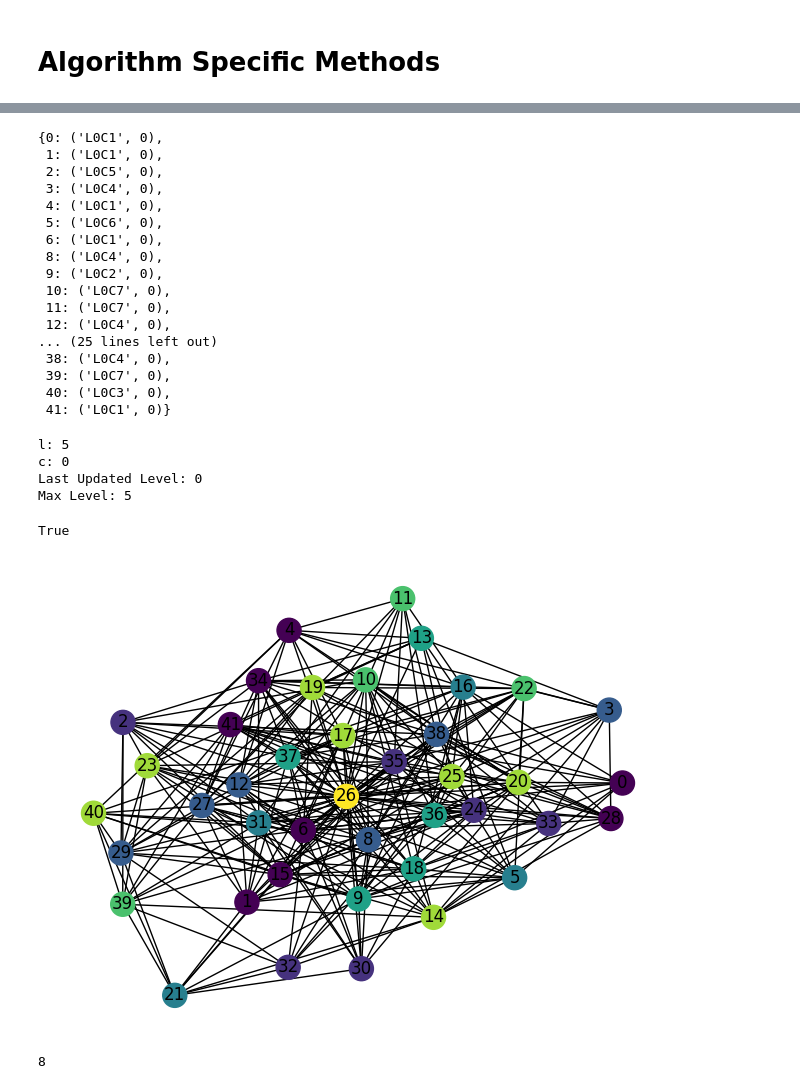
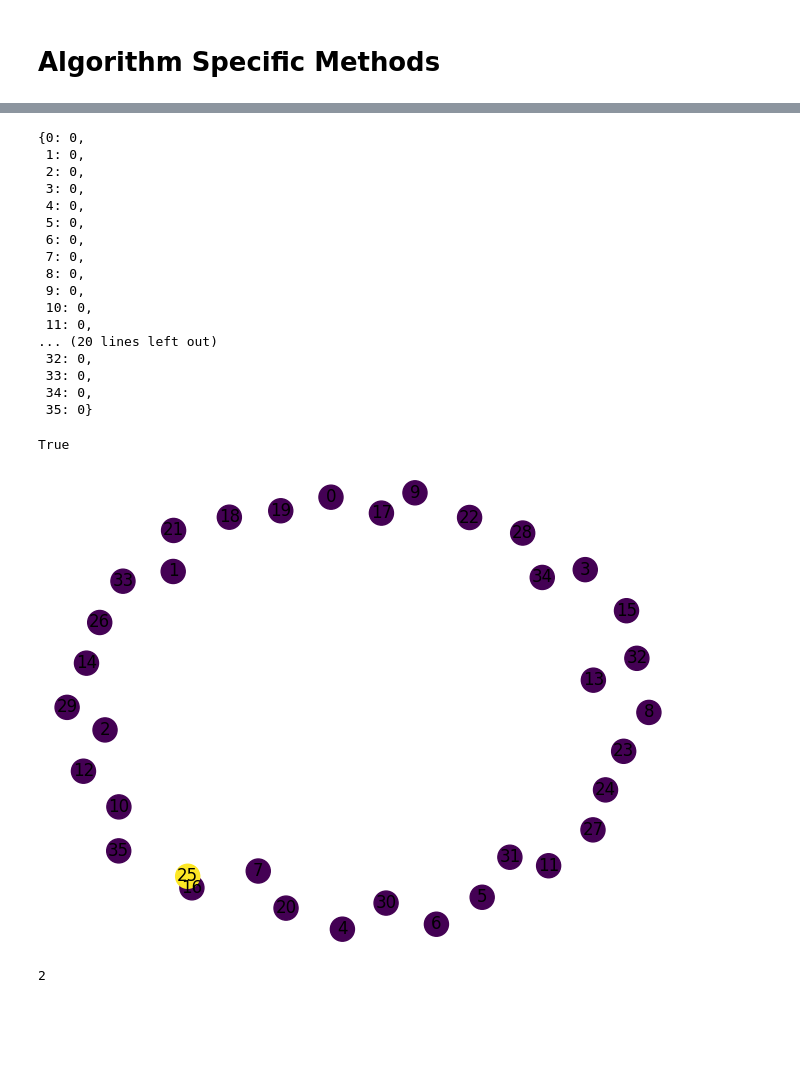
Before and after one commit to mtheunistue/DynamicGraphColoring, a Jupyter notebook: Algorithm Sandbox.ipynb, the cells around one changed output, grey strips where cells are left out. Saved outputs shown, nothing was run; the diff lists cells and outputs as text; code cells hidden in the pictures; blank space fills up the shorter version.

```diff
--- a/Algorithm Sandbox.ipynb
+++ b/Algorithm Sandbox.ipynb
@@ -121,0 +122,5 @@ sda = StaticDynamic.StaticDynamicAlgo(G)
+# %%
+Gp = nx.Graph()
+Gp.add_nodes_from(G.nodes())
+dco = DcOrient.DcOrientAlgo(Gp)
+iterator = misc.UpdateIterator(dco, updates)
@@ -131,28 +160,21 @@ misc.numberOfRecolors(c1, c2)
 # %%
-sda.getColoring()
+dco.getColoring()
 # %% [output]
-{0: ('L0C1', 0),
- 1: ('L0C1', 0),
- 2: ('L0C5', 0),
- 3: ('L0C4', 0),
- 4: ('L0C1', 0),
- 5: ('L0C6', 0),
- 6: ('L0C1', 0),
- 8: ('L0C4', 0),
- 9: ('L0C2', 0),
- 10: ('L0C7', 0),
- 11: ('L0C7', 0),
- 12: ('L0C4', 0),
-... (25 lines left out)
- 38: ('L0C4', 0),
- 39: ('L0C7', 0),
- 40: ('L0C3', 0),
- 41: ('L0C1', 0)}
+{0: 0,
+ 1: 0,
+ 2: 0,
+ 3: 0,
+ 4: 0,
+ 5: 0,
+ 6: 0,
+ 7: 0,
+ 8: 0,
+ 9: 0,
+ 10: 0,
+ 11: 0,
+... (20 lines left out)
+ 32: 0,
+ 33: 0,
+ 34: 0,
+ 35: 0}
-# %%
-sda.printLevels()
-# %% [output]
-l: 5
-c: 0
-Last Updated Level: 0
-Max Level: 5
 # %%
@@ -160,13 +182,13 @@ misc.verifyColoring(sda.G, sda.getColoring())
 # %% [output]
 True
 # %%
-misc.draw(sda.G, sda.getColoring())
+misc.draw(dco.G, dco.getColoring())
 # %% [output]
-[figure, old version]
+[figure, new version]
 # %%
-misc.numberOfColors(sda.getColoring())
+misc.numberOfColors(dco.getColoring())
 # %% [output]
-8
+2
 # %%
 Ge = nx.Graph()
 Ge.add_nodes_from(G.nodes())
```
Also changed, not shown: parts of 10 cells of this notebook, 1 other file.
